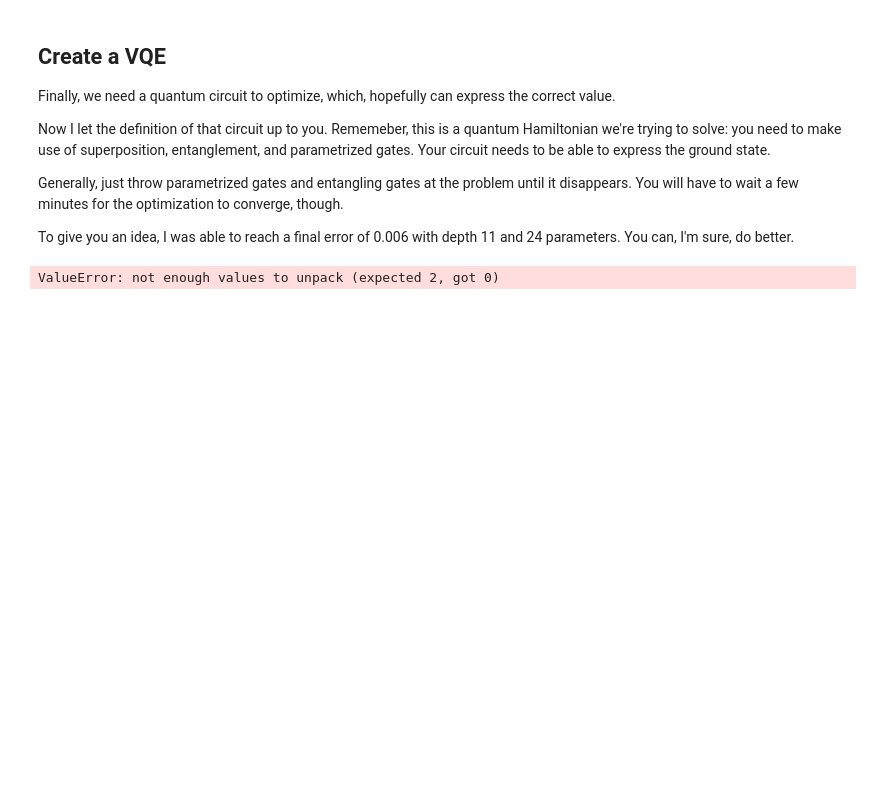
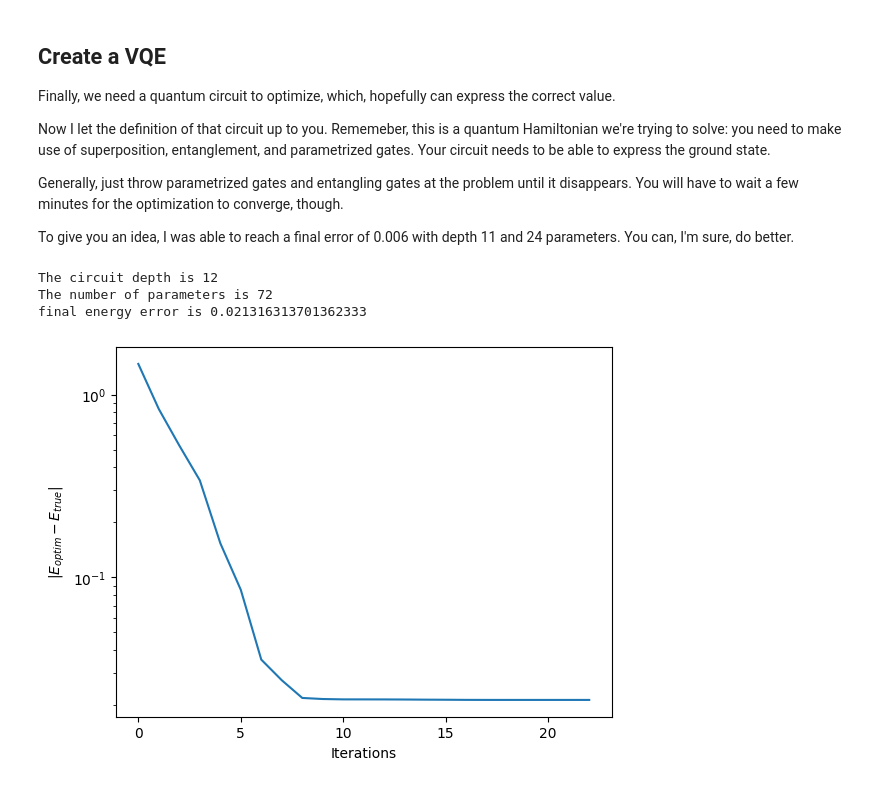
Before and after one commit to RicemanBoy/Qiskit, a Jupyter notebook: 03a_advanced_basics.ipynb, the cells around one changed output. Cells and saved outputs as stored; diff of their text form; code cells hidden in the pictures; blank space fills up the shorter version.

```diff
--- a/03a_advanced_basics.ipynb
+++ b/03a_advanced_basics.ipynb
@@ -152,33 +152,48 @@ from uuid import uuid1
 # the depth is printed when you run this cell
 # Also note that if the circuit has too many parameters, the optimization may be give worse results!
 
 ground_energy = true_ground_energy(hamiltonian)
 #print(ground_energy)
 
 
 
+
 def your_circuit():
     circuit = QuantumCircuit(num_qubits)
         # EXERCISE: build a VQE to find the ground state of the Hamiltonian
-    #Parameter = Parameter(name=str(uuid1()))
-    optimize_circuit(circuit, hamiltonian)
+    for k in range(2):
+        for i in range(num_qubits):
+            for j in range(num_qubits):
+                if i != j:
+                    theta = Parameter(name=str(uuid1()))
+                    circuit.rz(theta,i)
+                else:
+                    continue
+        for i in range(num_qubits):
+            theta = Parameter(name=str(uuid1()))
+            circuit.rx(theta,i)
+        optimize_circuit(circuit, hamiltonian)
     return circuit
+
 
 
 circuit = your_circuit()
 #von mir:#########################
 circuit.draw("mpl")
 ##################################
 print(f"The circuit depth is {circuit.depth()}")
 print(f"The number of parameters is {len(circuit.parameters)}")
 energy_values = optimize_circuit(circuit,hamiltonian)
 print(f"final energy error is {np.abs(ground_energy[0]-energy_values[-1])}")
 
 fig,ax = plt.subplots()
 
 ax.plot(list(range(len(energy_values))),np.abs(energy_values-ground_energy))
 ax.set_xlabel("Iterations")
 ax.set_ylabel("$|E_{optim}-E_{true}|$")
 ax.set_yscale("log")
 # %% [output]
-ValueError: not enough values to unpack (expected 2, got 0)
+The circuit depth is 12
+The number of parameters is 72
+final energy error is 0.021316313701362333
+[figure, added]
```
